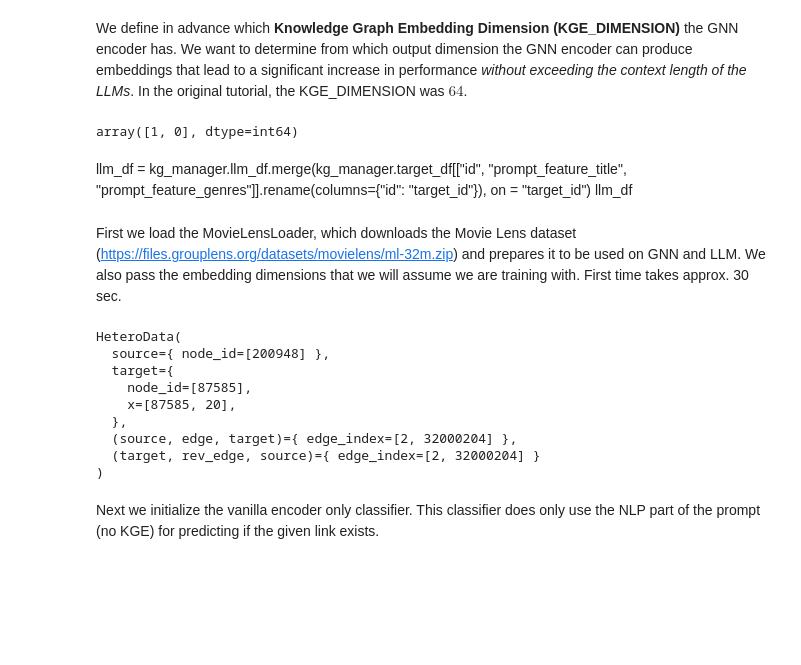
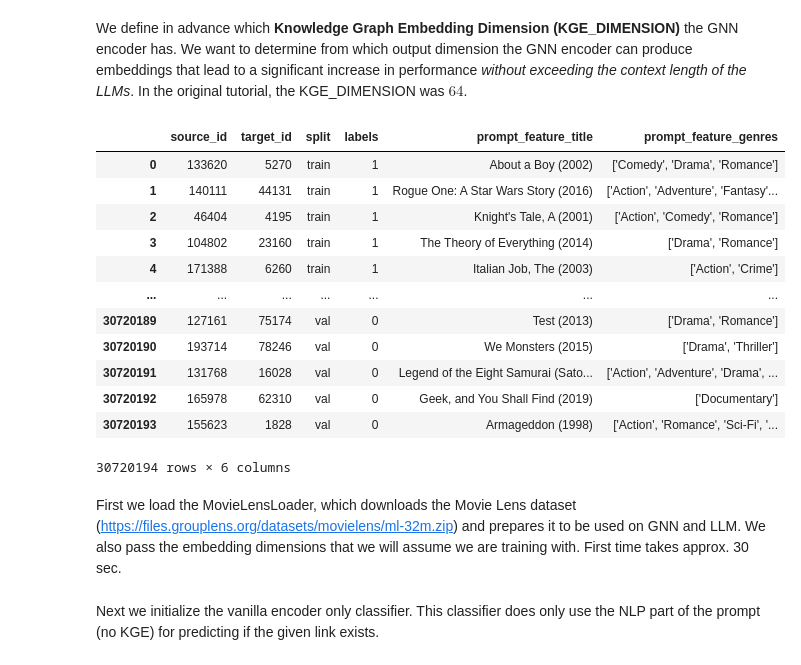
Before and after one commit to AhmadHAW/Hauptprojekt, a Jupyter notebook: training_vanilla_model.ipynb, the cells around one changed output. Drawn from its saved outputs; the diff is of its cells as text; code cells hidden in the pictures; blank space fills up the shorter version.

Commit message:
fix multiple methods in the vanilla training and xai component

```diff
--- a/training_vanilla_model.ipynb
+++ b/training_vanilla_model.ipynb
@@ -25,27 +25,24 @@ BATCH_SIZE_LLM = 256
 We define in advance which **Knowledge Graph Embedding Dimension (KGE_DIMENSION)** the GNN encoder has. We want to determine from which output dimension the GNN encoder can produce embeddings that lead to a significant increase in performance *without exceeding the context length of the LLMs*. In the original tutorial, the KGE_DIMENSION was $64$.
 # %%
 kg_manager = MovieLensManager()
-# %%
-kg_manager.llm_df[kg_manager.llm_df["split"] == "test"]["labels"].unique()
-# %% [output]
-array([1, 0], dtype=int64)
-# %% [markdown]
-llm_df = kg_manager.llm_df.merge(kg_manager.target_df[["id", "prompt_feature_title", "prompt_feature_genres"]].rename(columns={"id": "target_id"}), on = "target_id")
-llm_df
+# %%
+kg_manager.llm_df
+# %% [output]
+|  | source_id | target_id | split | labels | prompt_feature_title | prompt_feature_genres |
+| 0 | 133620 | 5270 | train | 1 | About a Boy (2002) | ['Comedy', 'Drama', 'Romance'] |
+| 1 | 140111 | 44131 | train | 1 | Rogue One: A Star Wars Story (2016) | ['Action', 'Adventure', 'Fantasy'... |
+| 2 | 46404 | 4195 | train | 1 | Knight's Tale, A (2001) | ['Action', 'Comedy', 'Romance'] |
+| 3 | 104802 | 23160 | train | 1 | The Theory of Everything (2014) | ['Drama', 'Romance'] |
+| 4 | 171388 | 6260 | train | 1 | Italian Job, The (2003) | ['Action', 'Crime'] |
+| ... | ... | ... | ... | ... | ... | ... |
+| 30720189 | 127161 | 75174 | val | 0 | Test (2013) | ['Drama', 'Romance'] |
+| 30720190 | 193714 | 78246 | val | 0 | We Monsters (2015) | ['Drama', 'Thriller'] |
+| 30720191 | 131768 | 16028 | val | 0 | Legend of the Eight Samurai (Sato... | ['Action', 'Adventure', 'Drama', ... |
+| 30720192 | 165978 | 62310 | val | 0 | Geek, and You Shall Find (2019) | ['Documentary'] |
+| 30720193 | 155623 | 1828 | val | 0 | Armageddon (1998) | ['Action', 'Romance', 'Sci-Fi', '... |
+30720194 rows × 6 columns
 # %% [markdown]
 First we load the MovieLensLoader, which downloads the Movie Lens dataset (https://files.grouplens.org/datasets/movielens/ml-32m.zip) and prepares it to be used on GNN and LLM. We also pass the embedding dimensions that we will assume we are training with. First time takes approx. 30 sec.
-# %%
-kg_manager.data
-# %% [output]
-HeteroData(
-  source={ node_id=[200948] },
-  target={
-    node_id=[87585],
-    x=[87585, 20],
-  },
-  (source, edge, target)={ edge_index=[2, 32000204] },
-  (target, rev_edge, source)={ edge_index=[2, 32000204] }
-)
 # %% [markdown]
 Next we initialize the vanilla encoder only classifier. This classifier does only use the NLP part of the prompt (no KGE) for predicting if the given link exists.
 # %%
```
Also changed, not shown: parts of 6 cells of this notebook, 27 other files.
